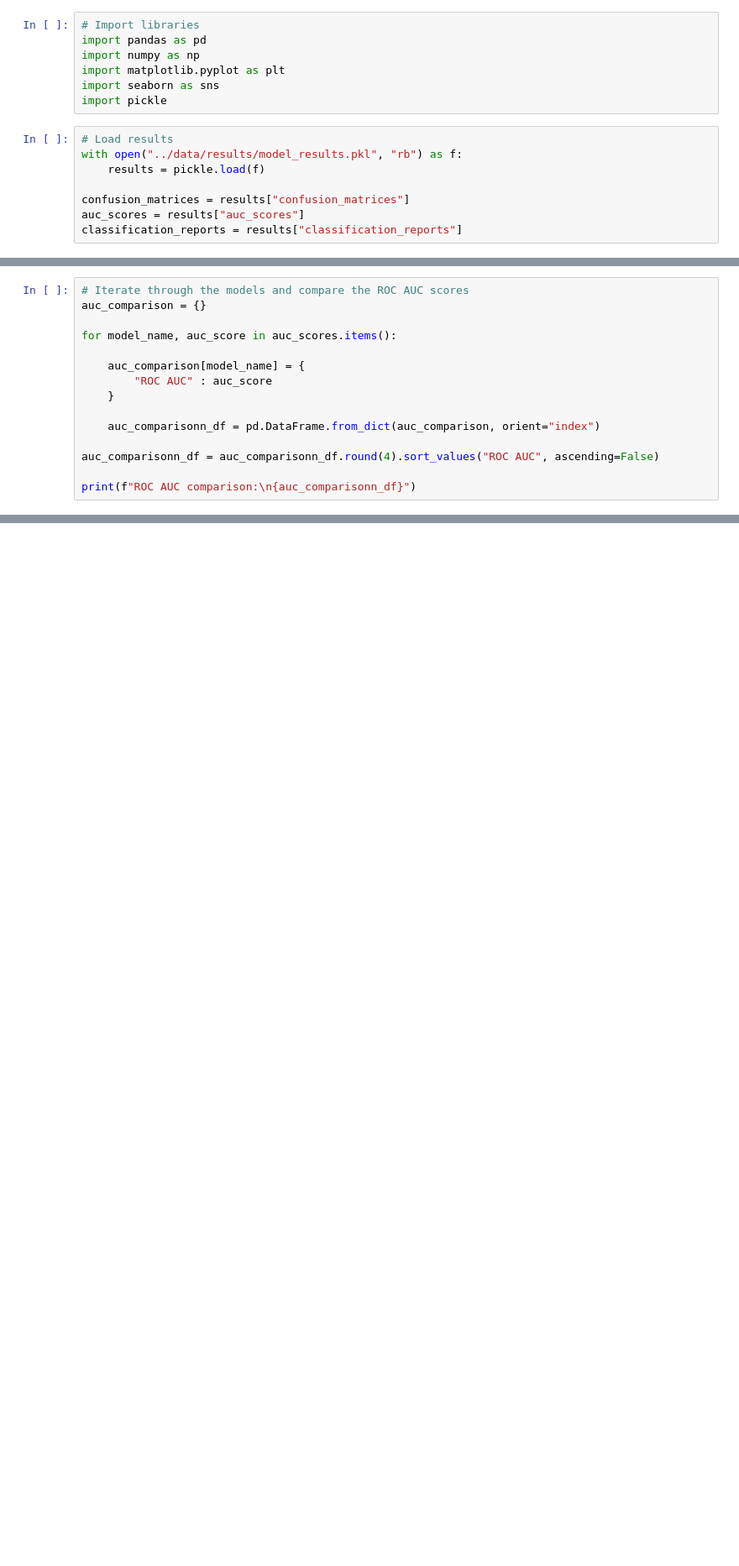
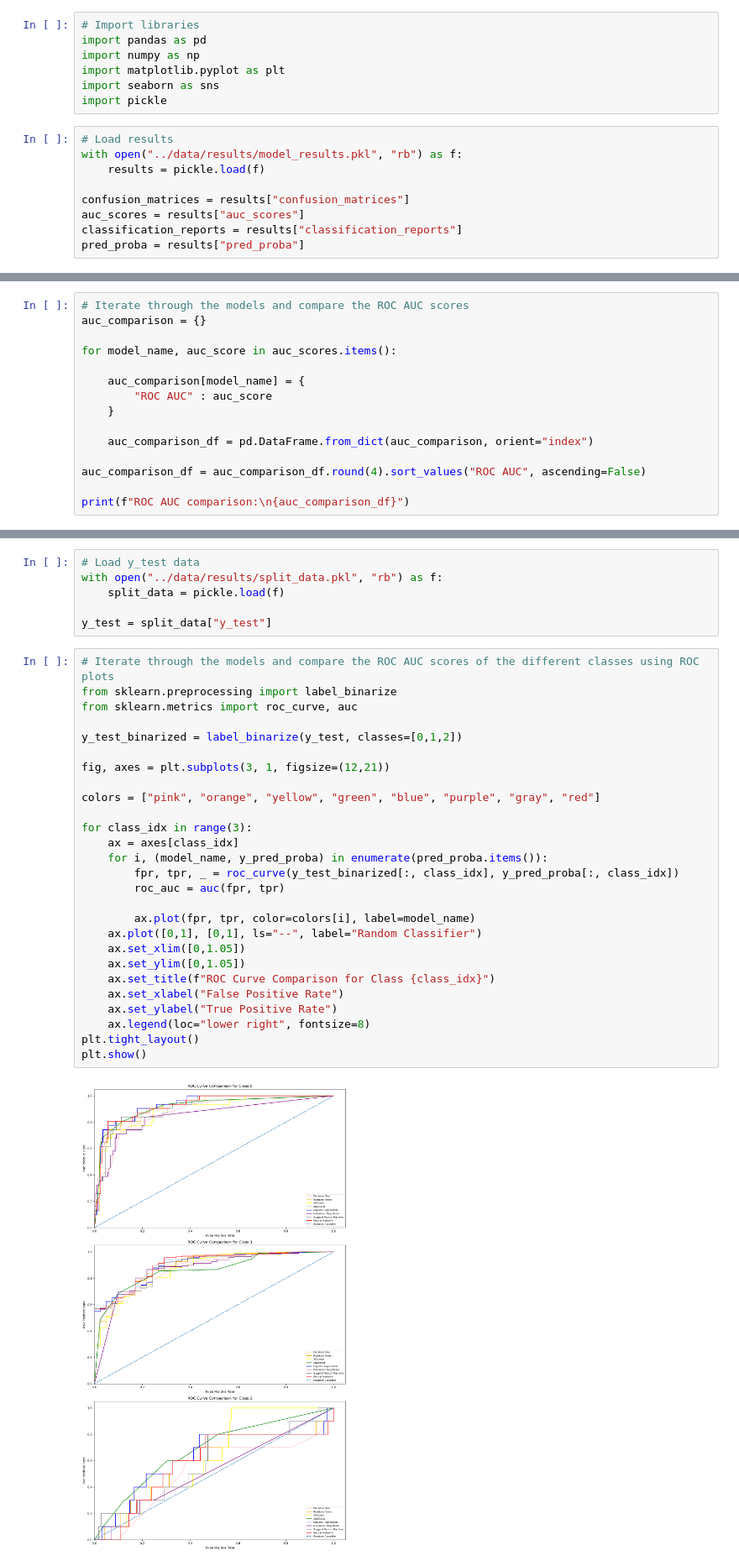
Before and after one commit to ryansoh-42/interpretable-ML-T2DM, a Jupyter notebook: notebooks/06_results_comparison.ipynb, the cells around one changed output, grey strips where cells are left out. Shown at 84% size. Saved outputs shown, nothing was run; the diff lists cells and outputs as text; blank space fills up the shorter version.

```diff
--- a/notebooks/06_results_comparison.ipynb
+++ b/notebooks/06_results_comparison.ipynb
@@ -19,3 +19,4 @@ with open("../data/results/model_results.pkl", "rb") as f:
 confusion_matrices = results["confusion_matrices"]
 auc_scores = results["auc_scores"]
 classification_reports = results["classification_reports"]
+pred_proba = results["pred_proba"]
@@ -89,11 +107,11 @@ for model_name, auc_score in auc_scores.items():
         "ROC AUC" : auc_score
     }
 
-    auc_comparisonn_df = pd.DataFrame.from_dict(auc_comparison, orient="index")
+    auc_comparison_df = pd.DataFrame.from_dict(auc_comparison, orient="index")
 
-auc_comparisonn_df = auc_comparisonn_df.round(4).sort_values("ROC AUC", ascending=False)
+auc_comparison_df = auc_comparison_df.round(4).sort_values("ROC AUC", ascending=False)
 
-print(f"ROC AUC comparison:\n{auc_comparisonn_df}")
+print(f"ROC AUC comparison:\n{auc_comparison_df}")
 # %% [output]
 ROC AUC comparison:
                         ROC AUC
@@ -106,2 +124,37 @@ Neural Network           0.7933
 Decision Tree            0.7596
 k-Nearest Neighbors      0.7459
+# %%
+# Load y_test data
+with open("../data/results/split_data.pkl", "rb") as f:
+    split_data = pickle.load(f)
+
+y_test = split_data["y_test"]
+# %%
+# Iterate through the models and compare the ROC AUC scores of the different classes using ROC plots
+from sklearn.preprocessing import label_binarize
+from sklearn.metrics import roc_curve, auc
+
+y_test_binarized = label_binarize(y_test, classes=[0,1,2])
+
+fig, axes = plt.subplots(3, 1, figsize=(12,21))
+
+colors = ["pink", "orange", "yellow", "green", "blue", "purple", "gray", "red"]
+
+for class_idx in range(3):
+    ax = axes[class_idx]
+    for i, (model_name, y_pred_proba) in enumerate(pred_proba.items()):
+        fpr, tpr, _ = roc_curve(y_test_binarized[:, class_idx], y_pred_proba[:, class_idx])
+        roc_auc = auc(fpr, tpr)
+
+        ax.plot(fpr, tpr, color=colors[i], label=model_name)
+    ax.plot([0,1], [0,1], ls="--", label="Random Classifier")
+    ax.set_xlim([0,1.05])
+    ax.set_ylim([0,1.05])
+    ax.set_title(f"ROC Curve Comparison for Class {class_idx}")
+    ax.set_xlabel("False Positive Rate")
+    ax.set_ylabel("True Positive Rate")
+    ax.legend(loc="lower right", fontsize=8)
+plt.tight_layout()
+plt.show()
+# %% [output]
+[figure, added]
```
Also changed, not shown: parts of 11 cells of this notebook, 7 other files.
